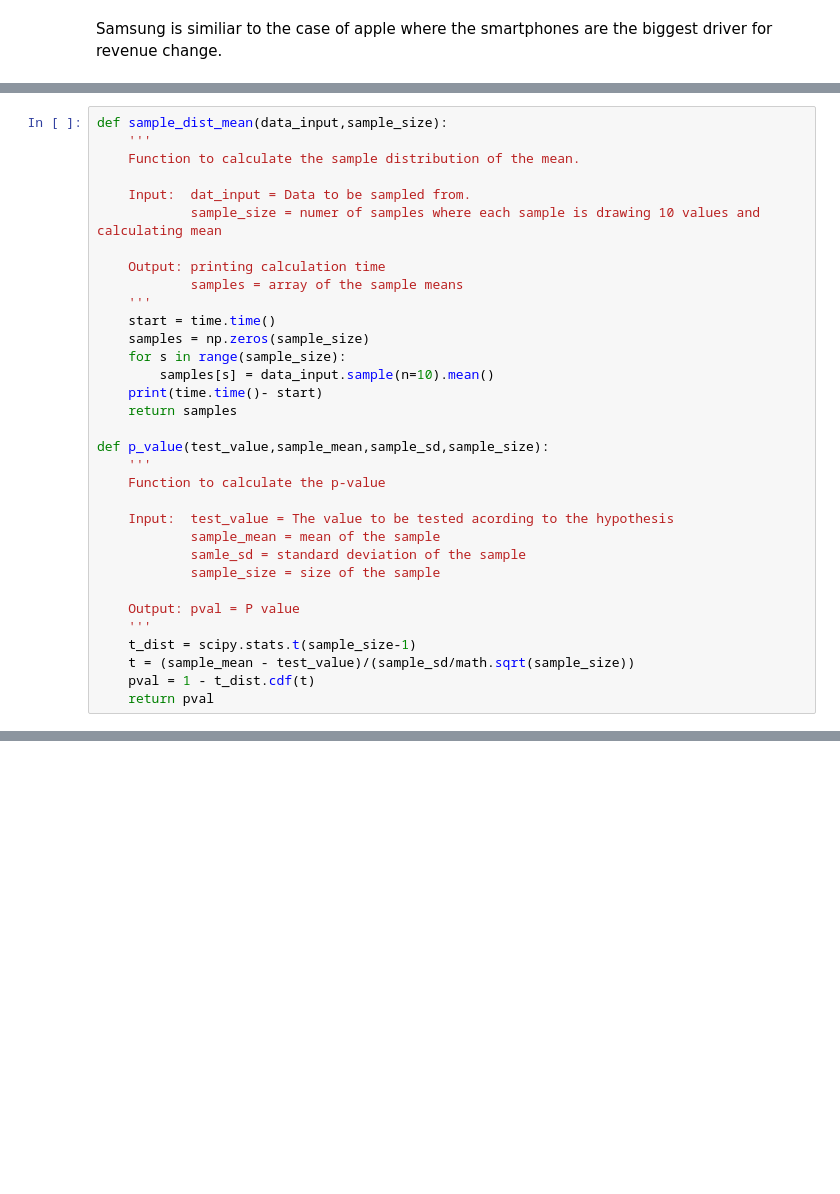
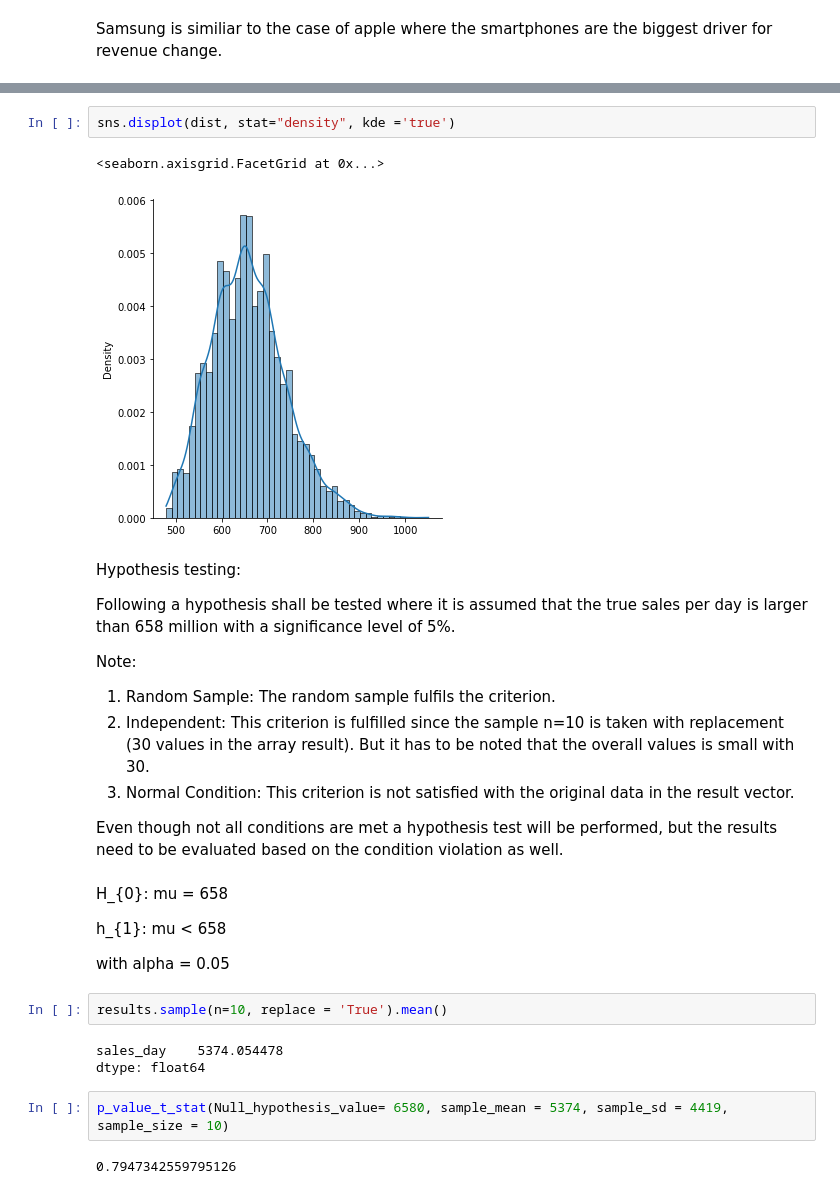
Before and after one commit to Simon-U/Sales_analysis, a Jupyter notebook: Analysis.ipynb, the cells around one changed output, grey strips where cells are left out. Saved outputs shown, nothing was run; the diff lists cells and outputs as text; blank space fills up the shorter version.

```diff
--- a/Analysis.ipynb
+++ b/Analysis.ipynb
@@ -672,33 +672,0 @@ results.describe()
-# %%
-def sample_dist_mean(data_input,sample_size):
-    '''
-    Function to calculate the sample distribution of the mean.
-
-    Input:  dat_input = Data to be sampled from.
-            sample_size = numer of samples where each sample is drawing 10 values and calculating mean
-
-    Output: printing calculation time
-            samples = array of the sample means
-    '''
-    start = time.time()
-    samples = np.zeros(sample_size)
-    for s in range(sample_size):
-        samples[s] = data_input.sample(n=10).mean()
-    print(time.time()- start)
-    return samples
-
-def p_value(test_value,sample_mean,sample_sd,sample_size):
-    '''
-    Function to calculate the p-value
-
-    Input:  test_value = The value to be tested acording to the hypothesis
-            sample_mean = mean of the sample
-            samle_sd = standard deviation of the sample
-            sample_size = size of the sample
-
-    Output: pval = P value
-    '''
-    t_dist = scipy.stats.t(sample_size-1)
-    t = (sample_mean - test_value)/(sample_sd/math.sqrt(sample_size))
-    pval = 1 - t_dist.cdf(t)
-    return pval
@@ -727,0 +695,31 @@ res
+# %%
+sns.displot(dist, stat="density", kde ='true')
+# %% [output]
+<seaborn.axisgrid.FacetGrid at 0x...>
+[figure, added]
+# %% [markdown]
+Hypothesis testing:
+
+Following a hypothesis shall be tested where it is assumed that the true sales per day is larger than 658 million with a significance level of 5%.
+
+Note:
+1. Random Sample: The random sample fulfils the criterion.
+2. Independent: This criterion is fulfilled since the sample n=10 is taken with replacement (30 values in the array result). But it has to be noted that the overall values is small with 30.
+3. Normal Condition: This criterion is not satisfied with the original data in the result vector.
+
+Even though not all conditions are met a hypothesis test will be performed, but the results need to be evaluated based on the condition violation as well.
+# %% [markdown]
+H_{0}: mu = 658
+
+h_{1}: mu < 658
+
+with alpha = 0.05
+# %%
+results.sample(n=10, replace = 'True').mean()
+# %% [output]
+sales_day    5374.054478
+dtype: float64
+# %%
+p_value_t_stat(Null_hypothesis_value= 6580, sample_mean = 5374, sample_sd = 4419, sample_size = 10)
+# %% [output]
+0.7947342559795126
```
Also changed, not shown: parts of 23 cells of this notebook, 1 other file.
